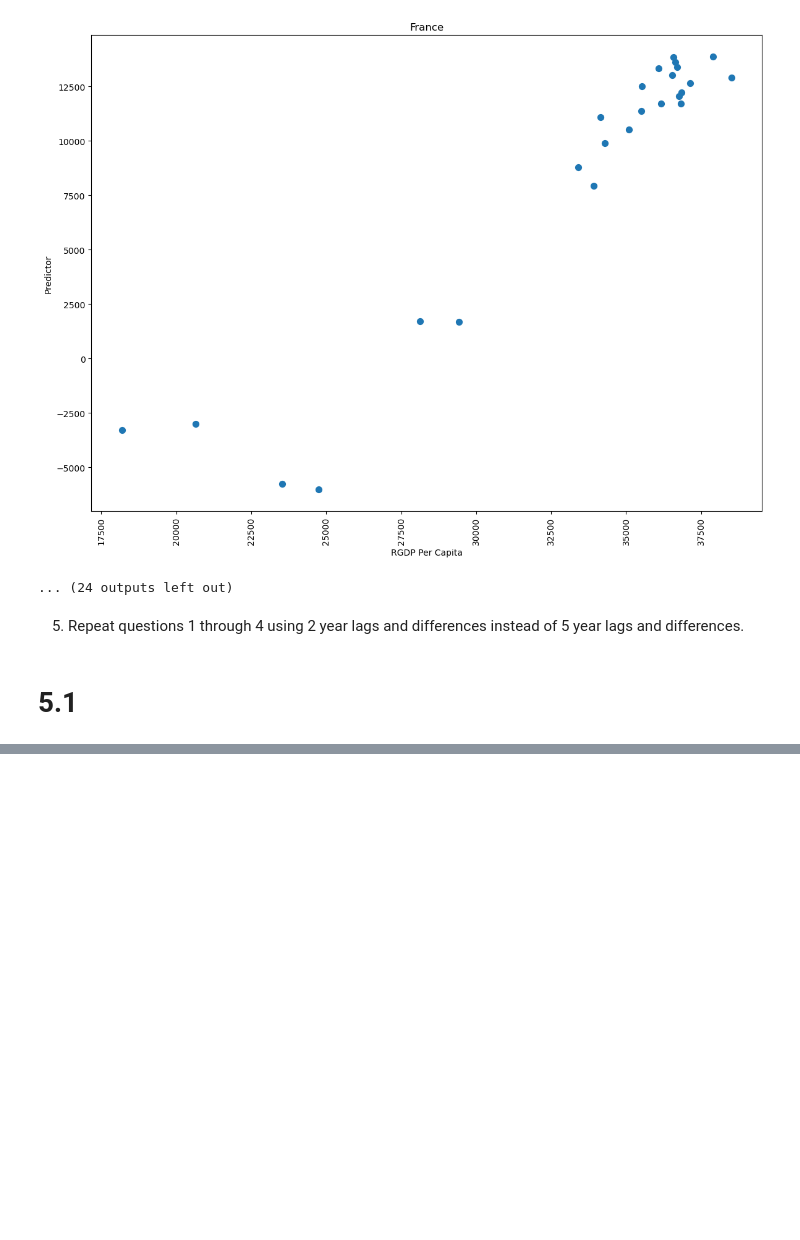
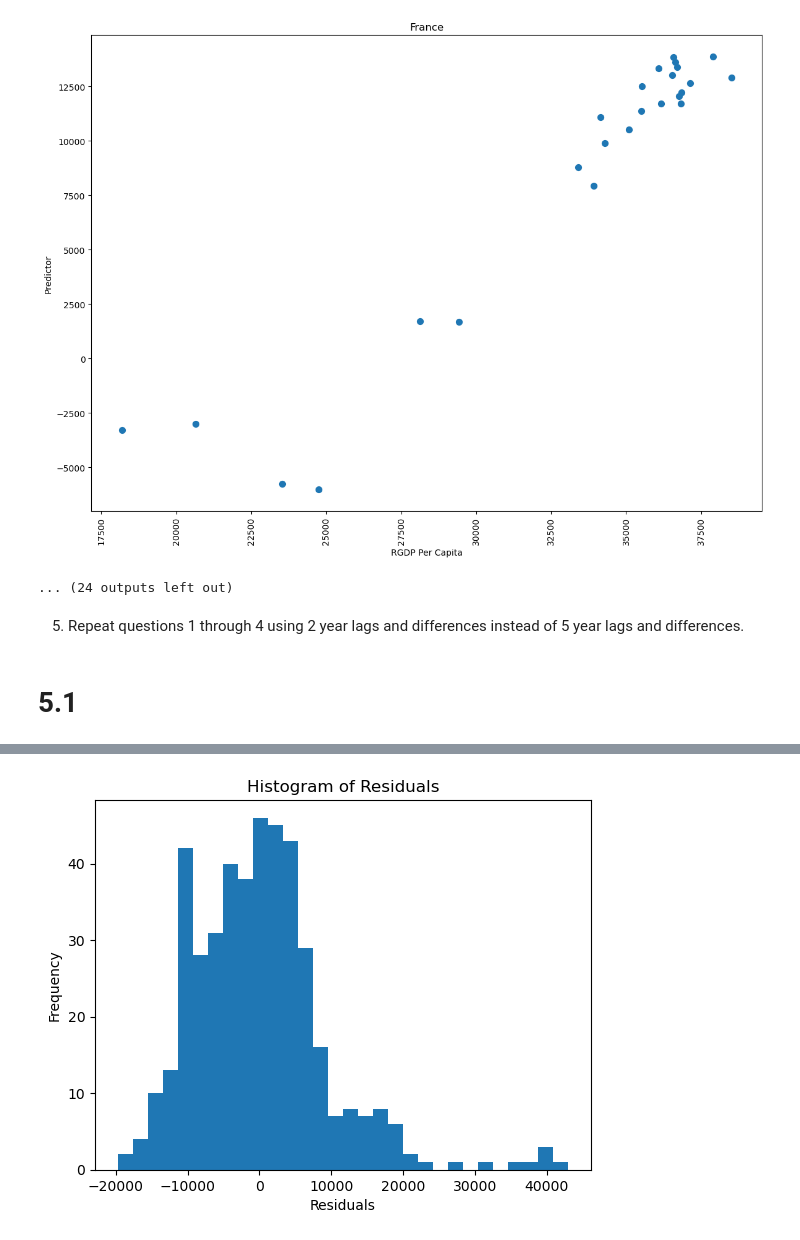
Before and after one commit to cade-busek/Econ411, a Jupyter notebook: Homework projects/HW for project 9.ipynb, the cells around one changed output, grey strips where cells are left out. Cells and saved outputs as stored; diff of their text form; code cells hidden in the pictures; blank space fills up the shorter version.

```diff
--- a/Homework projects/HW for project 9.ipynb
+++ b/Homework projects/HW for project 9.ipynb
@@ -339,0 +263,3 @@ KeyError: 'Countries'
+# %%
+ahw_data = ahw_data.iloc[::2, :]
+ahw_data
@@ -339,0 +280,3 @@ KeyError: 'Countries'
+# %%
+reg_vars = list(hw_data.keys())
+reg_vars
@@ -340,7 +291,5 @@ KeyError: 'Countries'
 # %%
-del hw_data['ISO_Code_2']
-del hw_data['Year']
-del hw_data['World Bank Region']
-del hw_data['Countries']
-del hw_data['World Bank Current Income Classification, 1990-present (L=Low income, LM=Lower middle income, UM=Upper middle income, H=High income)']
-hw_data
+y_var = [reg_vars[-1]]
+x_vars = reg_vars[:-1]
+reg_data = ahw_data[reg_vars]
+reg_data.corr().round(2)
@@ -346,0 +305,10 @@ hw_data
+# %%
+import statsmodels.api as sm
+r_df = reg_data.dropna(axis = 0, how = "any")
+y = r_df[y_var]
+X = r_df[x_vars]
+X["Constant"] = 1
+results = sm.OLS(y, X).fit()
+r_df["Predictor"] = results.predict()
+r_df['Residuals'] = results.resid
+results.summary()
@@ -346,0 +350,10 @@ hw_data
+# %%
+residuals = results.resid
+fig, ax = plt.subplots()
+ax.hist(residuals, bins=30)
+ax.set_xlabel("Residuals")
+ax.set_ylabel("Frequency")
+ax.set_title("Histogram of Residuals")
+plt.show()
+# %% [output]
+[figure, added]
```
Also changed, not shown: parts of 14 cells of this notebook.
